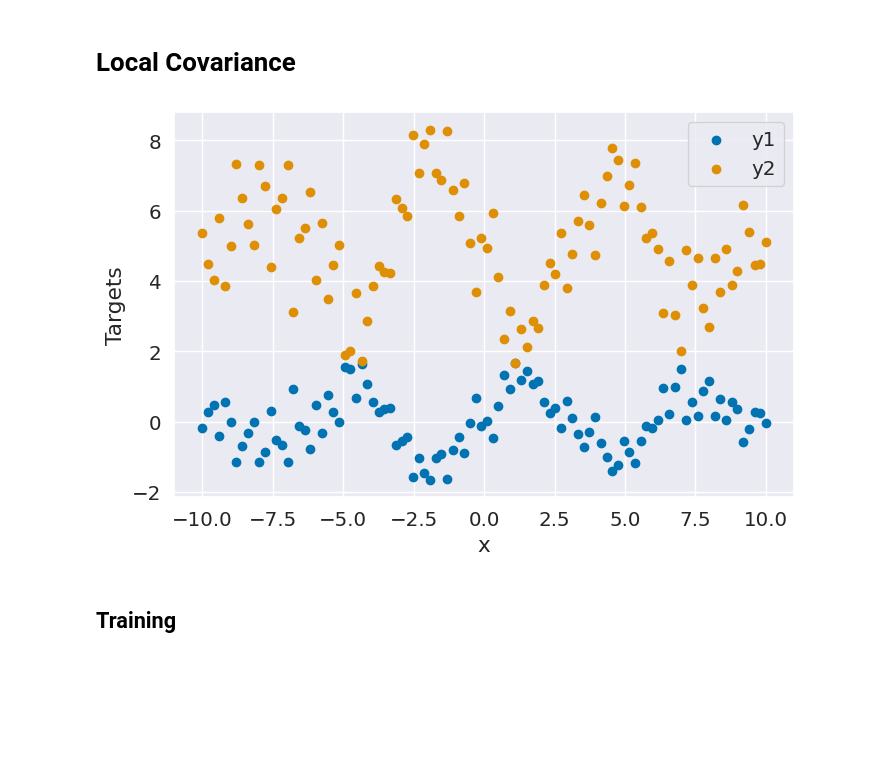
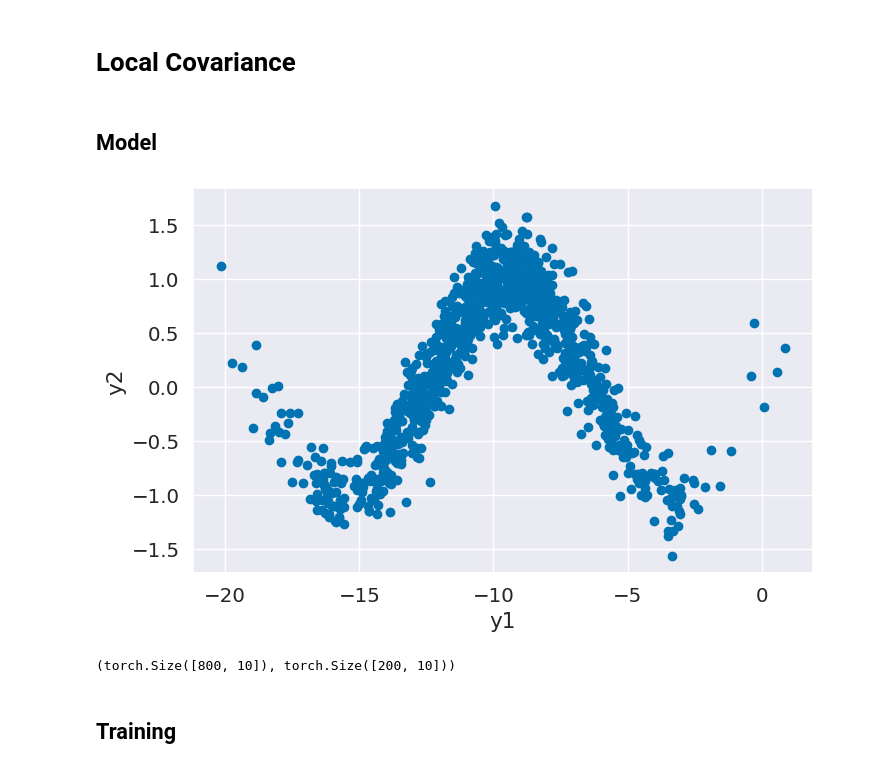
Before and after one commit to sfriedowitz/pytorch-examples, a Jupyter notebook: uncertainty.ipynb, the cells around one changed output. Cells and saved outputs as stored; diff of their text form; code cells hidden in the pictures; blank space fills up the shorter version.

Commit message:
training the mvn model

```diff
--- a/uncertainty.ipynb
+++ b/uncertainty.ipynb
@@ -408,23 +407,35 @@ f, ax = plot_normal_distributions(y_hat, std, [low_ix, average_ix, high_ix])
 [figure]
 # %% [markdown]
 # Local Covariance
+# %% [markdown]
+## Model
+# %%
+def rosenbrock(x):
+    return torch.diff(x, axis=1).sum(axis=1) + (x - 1).sum(axis=1)
+
+def multitask_objective(x):
+    y1 = rosenbrock(x)
+    y2 = torch.sin(0.5 * y1) + 0.25 * torch.randn(y1.shape)
+    return torch.stack([y1, y2], axis=1)
 # %%
-n = 100
-x = torch.linspace(-10, 10, n)
+n = 1000
+input_size = 10
 
-y1 = torch.sin(x) + 0.5 * torch.randn(n)
-y2 = 5.0 - 2.0 * y1
-y = torch.stack((y1, y2), 1)
+x = torch.randn(n, input_size)
+y = multitask_objective(x)
 
 fig, ax = plt.subplots(1, figsize=(8, 5))
+ax.scatter(y[:,0], y[:,1])
 
-ax.scatter(x, y[:,0], label="y1")
-ax.scatter(x, y[:,1], label="y2")
-
-ax.set_xlabel("x")
-ax.set_ylabel("Targets")
-ax.legend(loc="upper right")
+ax.set_xlabel("y1")
+ax.set_ylabel("y2")
 
 plt.show()
 # %% [output]
-[figure, old version]
+[figure, new version]
+# %%
+x_train, x_test, y_train, y_test = train_test_split(x, y, test_size=0.2)
+
+x_train.shape, x_test.shape
+# %% [output]
+(torch.Size([800, 10]), torch.Size([200, 10]))
```
Also changed, not shown: parts of 16 cells of this notebook, 1 other file.
